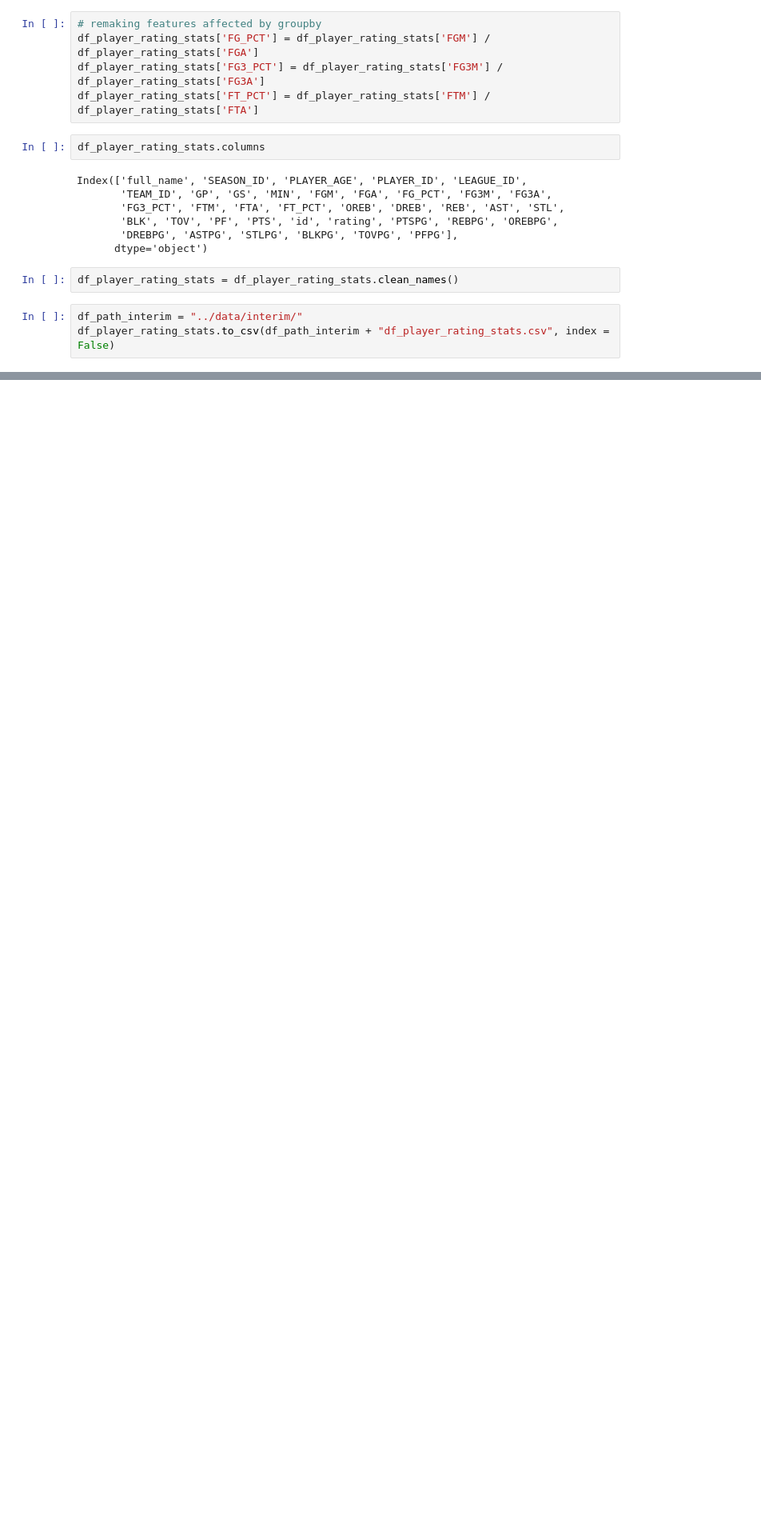
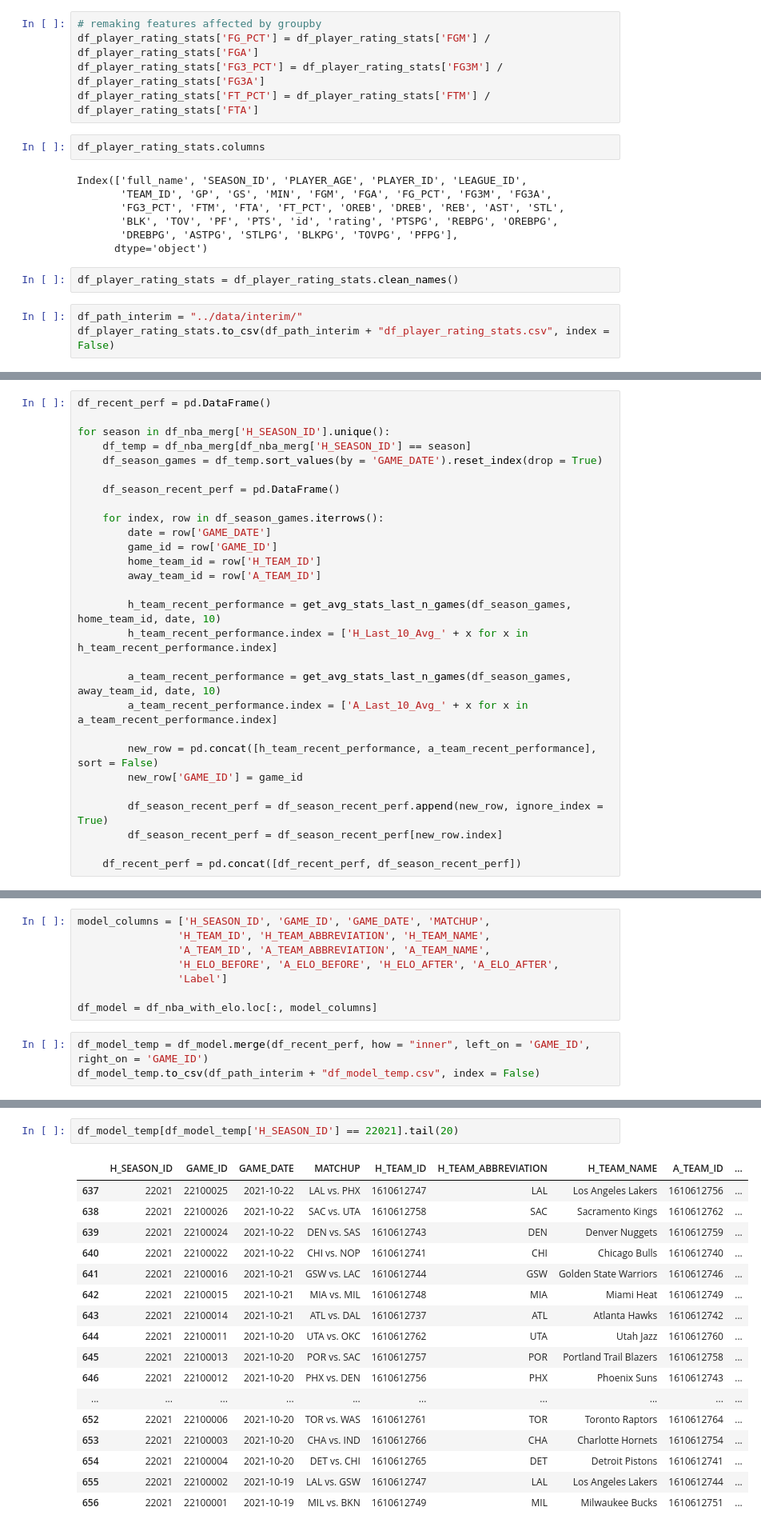
Before and after one commit to taryll/NBA_project, a Jupyter notebook: notebooks/02-Data_cleaning.ipynb, the cells around one changed output, grey strips where cells are left out. Shown at 80% size. Cells and saved outputs as stored; diff of their text form; blank space fills up the shorter version.

```diff
--- a/notebooks/02-Data_cleaning.ipynb
+++ b/notebooks/02-Data_cleaning.ipynb
@@ -177,0 +449,28 @@ df_player_rating_stats.to_csv(df_path_interim + "df_player_rating_stats.csv", in
+# %%
+df_recent_perf = pd.DataFrame()
+
+for season in df_nba_merg['H_SEASON_ID'].unique():
+    df_temp = df_nba_merg[df_nba_merg['H_SEASON_ID'] == season]
+    df_season_games = df_temp.sort_values(by = 'GAME_DATE').reset_index(drop = True)
+
+    df_season_recent_perf = pd.DataFrame()
+
+    for index, row in df_season_games.iterrows():
+        date = row['GAME_DATE']
+        game_id = row['GAME_ID']
+        home_team_id = row['H_TEAM_ID']
+        away_team_id = row['A_TEAM_ID']
+
+        h_team_recent_performance = get_avg_stats_last_n_games(df_season_games, home_team_id, date, 10)
+        h_team_recent_performance.index = ['H_Last_10_Avg_' + x for x in h_team_recent_performance.index]
+
+        a_team_recent_performance = get_avg_stats_last_n_games(df_season_games, away_team_id, date, 10)
+        a_team_recent_performance.index = ['A_Last_10_Avg_' + x for x in a_team_recent_performance.index]
+
+        new_row = pd.concat([h_team_recent_performance, a_team_recent_performance], sort = False)
+        new_row['GAME_ID'] = game_id
+
+        df_season_recent_perf = df_season_recent_perf.append(new_row, ignore_index = True)
+        df_season_recent_perf = df_season_recent_perf[new_row.index]
+
+    df_recent_perf = pd.concat([df_recent_perf, df_season_recent_perf])
@@ -177,0 +485,11 @@ df_player_rating_stats.to_csv(df_path_interim + "df_player_rating_stats.csv", in
+# %%
+model_columns = ['H_SEASON_ID', 'GAME_ID', 'GAME_DATE', 'MATCHUP',
+                'H_TEAM_ID', 'H_TEAM_ABBREVIATION', 'H_TEAM_NAME',
+                'A_TEAM_ID', 'A_TEAM_ABBREVIATION', 'A_TEAM_NAME',
+                'H_ELO_BEFORE', 'A_ELO_BEFORE', 'H_ELO_AFTER', 'A_ELO_AFTER',
+                'Label']
+
+df_model = df_nba_with_elo.loc[:, model_columns]
+# %%
+df_model_temp = df_model.merge(df_recent_perf, how = "inner", left_on = 'GAME_ID', right_on = 'GAME_ID')
+df_model_temp.to_csv(df_path_interim + "df_model_temp.csv", index = False)
@@ -177,0 +517,20 @@ df_player_rating_stats.to_csv(df_path_interim + "df_player_rating_stats.csv", in
+# %%
+df_model_temp[df_model_temp['H_SEASON_ID'] == 22021].tail(20)
+# %% [output]
+|  | H_SEASON_ID | GAME_ID | GAME_DATE | MATCHUP | H_TEAM_ID | H_TEAM_ABBREVIATION | H_TEAM_NAME | A_TEAM_ID | ... |
+| 637 | 22021 | 22100025 | 2021-10-22 | LAL vs. PHX | 1610612747 | LAL | Los Angeles Lakers | 1610612756 | ... |
+| 638 | 22021 | 22100026 | 2021-10-22 | SAC vs. UTA | 1610612758 | SAC | Sacramento Kings | 1610612762 | ... |
+| 639 | 22021 | 22100024 | 2021-10-22 | DEN vs. SAS | 1610612743 | DEN | Denver Nuggets | 1610612759 | ... |
+| 640 | 22021 | 22100022 | 2021-10-22 | CHI vs. NOP | 1610612741 | CHI | Chicago Bulls | 1610612740 | ... |
+| 641 | 22021 | 22100016 | 2021-10-21 | GSW vs. LAC | 1610612744 | GSW | Golden State Warriors | 1610612746 | ... |
+| 642 | 22021 | 22100015 | 2021-10-21 | MIA vs. MIL | 1610612748 | MIA | Miami Heat | 1610612749 | ... |
+| 643 | 22021 | 22100014 | 2021-10-21 | ATL vs. DAL | 1610612737 | ATL | Atlanta Hawks | 1610612742 | ... |
+| 644 | 22021 | 22100011 | 2021-10-20 | UTA vs. OKC | 1610612762 | UTA | Utah Jazz | 1610612760 | ... |
+| 645 | 22021 | 22100013 | 2021-10-20 | POR vs. SAC | 1610612757 | POR | Portland Trail Blazers | 1610612758 | ... |
+| 646 | 22021 | 22100012 | 2021-10-20 | PHX vs. DEN | 1610612756 | PHX | Phoenix Suns | 1610612743 | ... |
+| ... | ... | ... | ... | ... | ... | ... | ... | ... | ... |
+| 652 | 22021 | 22100006 | 2021-10-20 | TOR vs. WAS | 1610612761 | TOR | Toronto Raptors | 1610612764 | ... |
+| 653 | 22021 | 22100003 | 2021-10-20 | CHA vs. IND | 1610612766 | CHA | Charlotte Hornets | 1610612754 | ... |
+| 654 | 22021 | 22100004 | 2021-10-20 | DET vs. CHI | 1610612765 | DET | Detroit Pistons | 1610612741 | ... |
+| 655 | 22021 | 22100002 | 2021-10-19 | LAL vs. GSW | 1610612747 | LAL | Los Angeles Lakers | 1610612744 | ... |
+| 656 | 22021 | 22100001 | 2021-10-19 | MIL vs. BKN | 1610612749 | MIL | Milwaukee Bucks | 1610612751 | ... |
```
Also changed, not shown: parts of 24 cells of this notebook, 2 other files.
